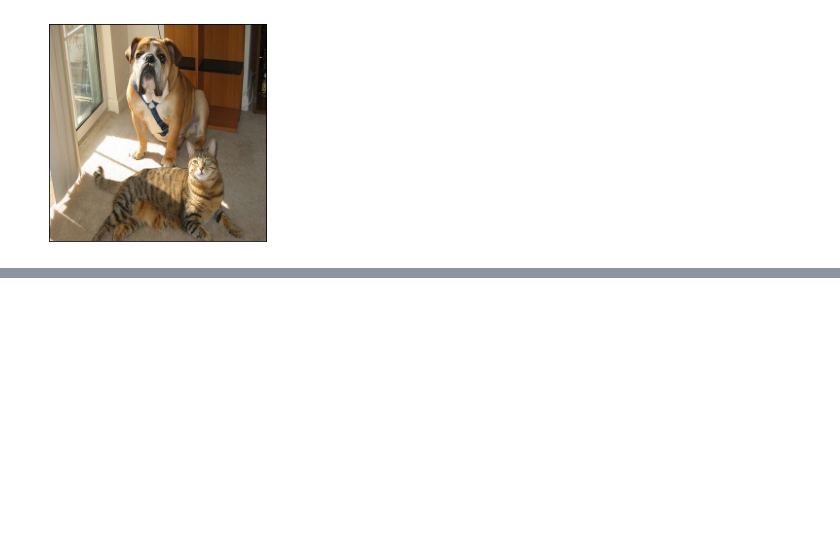
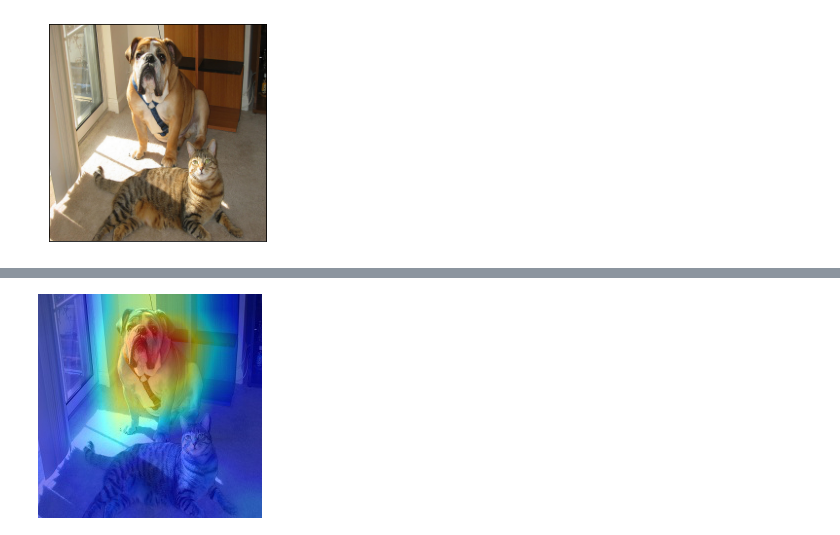
Before and after one commit to PeterKim1/paper_code_review, a Jupyter notebook: 9. Visual Explanations from Deep Networks via Gradient-based Localization(Grad-CAM)/Grad-CAM_pretrained-Cat+Dog.ipynb, the cells around one changed output, grey strips where cells are left out. Drawn from its saved outputs; the diff is of its cells as text; code cells hidden in the pictures; blank space fills up the shorter version.

```diff
--- a/9. Visual Explanations from Deep Networks via Gradient-based Localization(Grad-CAM)/Grad-CAM_pretrained-Cat+Dog.ipynb
+++ b/9. Visual Explanations from Deep Networks via Gradient-based Localization(Grad-CAM)/Grad-CAM_pretrained-Cat+Dog.ipynb
@@ -313,0 +300,5 @@ PIL.Image.open(output_path)
+# %%
+# Show Grad-CAM Result
+PIL.Image.open(os.path.join(saved_loc, "Grad_Result.jpg"))
+# %% [output]
+[figure, added]
```
Also changed, not shown: parts of 6 cells of this notebook.
